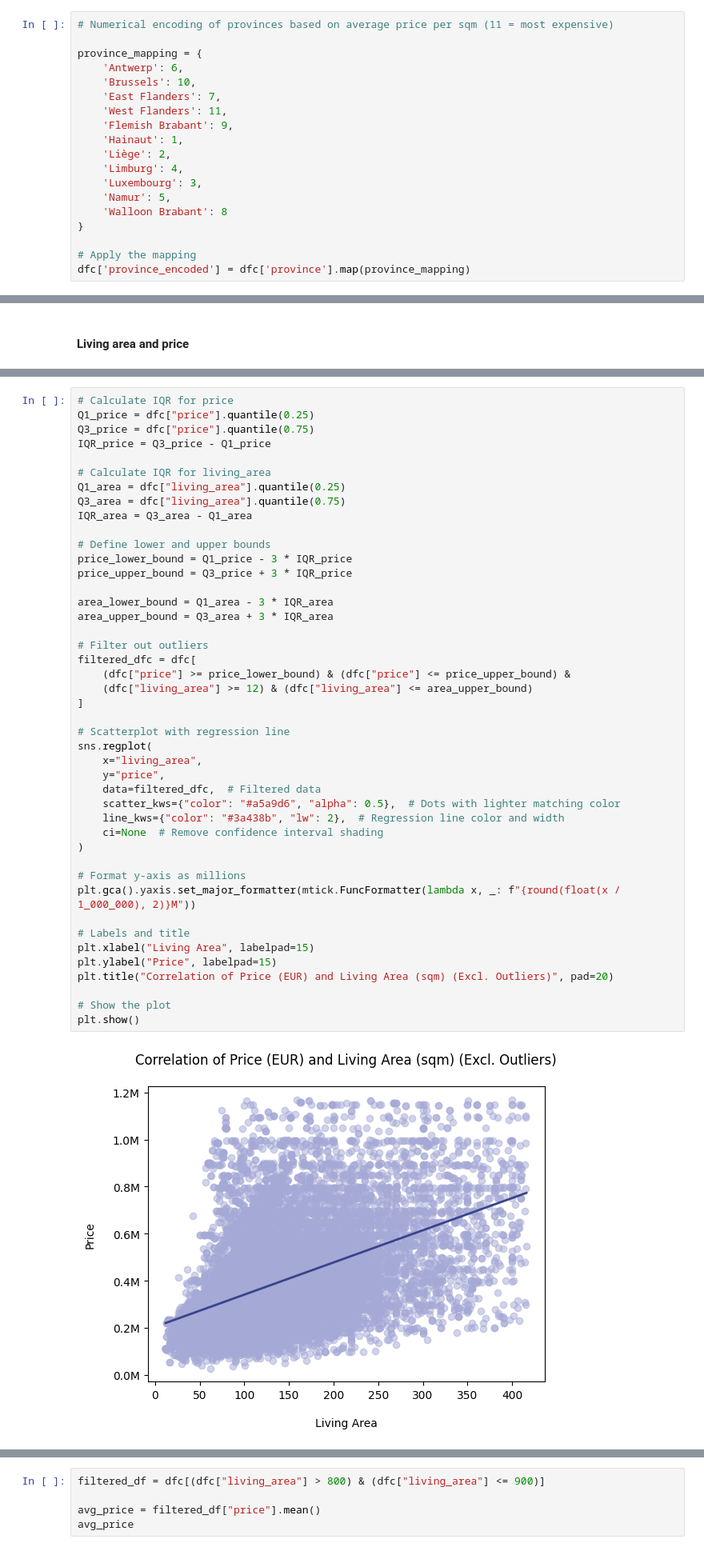
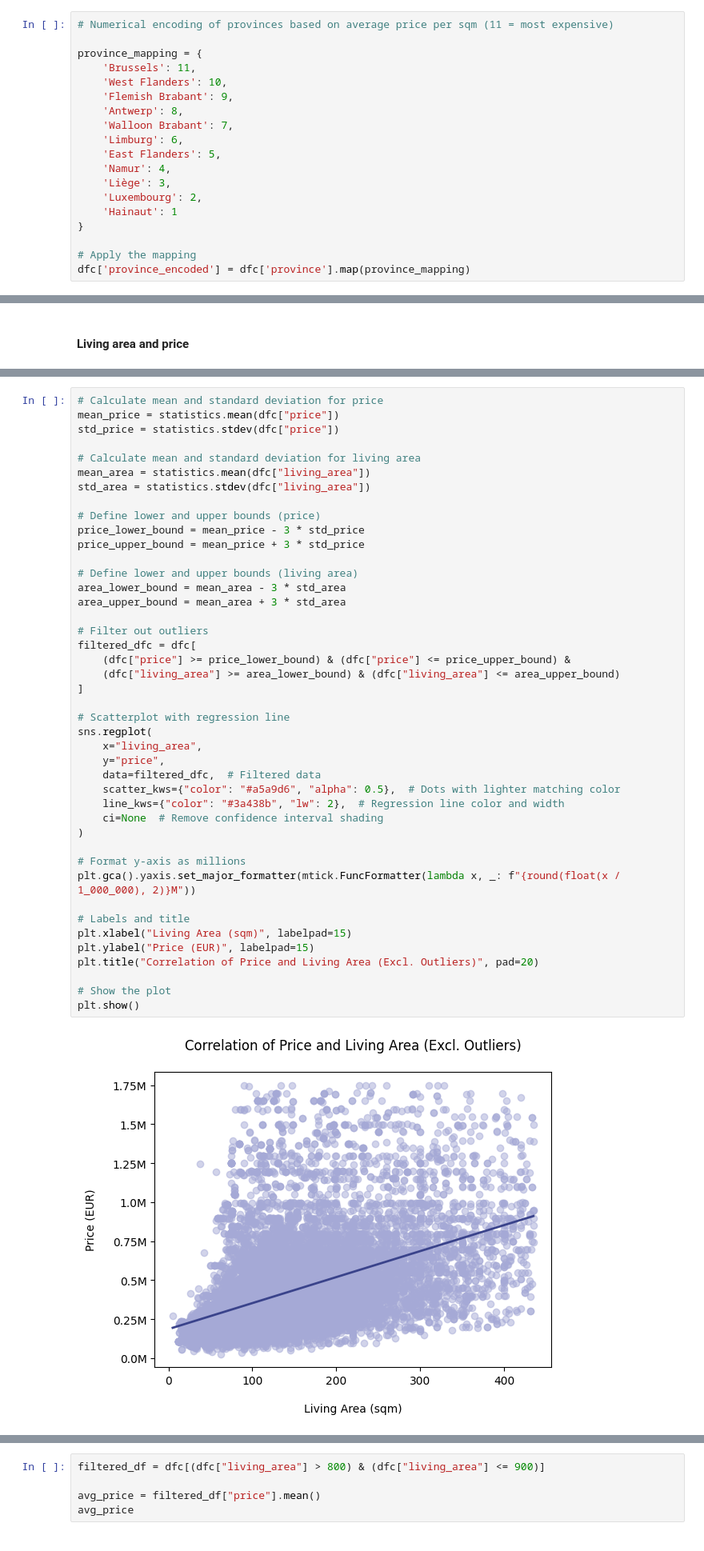
Before and after one commit to Alkszo/immo_eliza_analysis, a Jupyter notebook: notebooks/Miriam-notebook.ipynb, the cells around one changed output, grey strips where cells are left out. Shown at 80% size. Cells and saved outputs as stored; diff of their text form.

```diff
--- a/notebooks/Miriam-notebook.ipynb
+++ b/notebooks/Miriam-notebook.ipynb
@@ -465,17 +467,17 @@ dfc['province'] = dfc['province'].map(province_mapping)
 # Numerical encoding of provinces based on average price per sqm (11 = most expensive)
 
 province_mapping = {
-    'Antwerp': 6,
-    'Brussels': 10,
-    'East Flanders': 7,
-    'West Flanders': 11,
+    'Brussels': 11,
+    'West Flanders': 10,
     'Flemish Brabant': 9,
-    'Hainaut': 1,
-    'Liège': 2,
-    'Limburg': 4,
-    'Luxembourg': 3,
-    'Namur': 5,
-    'Walloon Brabant': 8
+    'Antwerp': 8,
+    'Walloon Brabant': 7,
+    'Limburg': 6,
+    'East Flanders': 5,
+    'Namur': 4,
+    'Liège': 3,
+    'Luxembourg': 2,
+    'Hainaut': 1
 }
 
 # Apply the mapping
@@ -813,49 +807,48 @@ plt.show()
 # %%
-# Calculate IQR for price
-Q1_price = dfc["price"].quantile(0.25)
-Q3_price = dfc["price"].quantile(0.75)
-IQR_price = Q3_price - Q1_price
+# Calculate mean and standard deviation for price
+mean_price = statistics.mean(dfc["price"])
+std_price = statistics.stdev(dfc["price"])
 
-# Calculate IQR for living_area
-Q1_area = dfc["living_area"].quantile(0.25)
-Q3_area = dfc["living_area"].quantile(0.75)
-IQR_area = Q3_area - Q1_area
+# Calculate mean and standard deviation for living area
+mean_area = statistics.mean(dfc["living_area"])
+std_area = statistics.stdev(dfc["living_area"])
 
-# Define lower and upper bounds
-price_lower_bound = Q1_price - 3 * IQR_price
-price_upper_bound = Q3_price + 3 * IQR_price
+# Define lower and upper bounds (price)
+price_lower_bound = mean_price - 3 * std_price
+price_upper_bound = mean_price + 3 * std_price
 
-area_lower_bound = Q1_area - 3 * IQR_area
-area_upper_bound = Q3_area + 3 * IQR_area
+# Define lower and upper bounds (living area)
+area_lower_bound = mean_area - 3 * std_area
+area_upper_bound = mean_area + 3 * std_area
 
 # Filter out outliers
 filtered_dfc = dfc[
     (dfc["price"] >= price_lower_bound) & (dfc["price"] <= price_upper_bound) &
-    (dfc["living_area"] >= 12) & (dfc["living_area"] <= area_upper_bound)
+    (dfc["living_area"] >= area_lower_bound) & (dfc["living_area"] <= area_upper_bound)
 ]
 
 # Scatterplot with regression line
 sns.regplot(
     x="living_area",
     y="price",
     data=filtered_dfc,  # Filtered data
     scatter_kws={"color": "#a5a9d6", "alpha": 0.5},  # Dots with lighter matching color
     line_kws={"color": "#3a438b", "lw": 2},  # Regression line color and width
     ci=None  # Remove confidence interval shading
 )
 
 # Format y-axis as millions
 plt.gca().yaxis.set_major_formatter(mtick.FuncFormatter(lambda x, _: f"{round(float(x / 1_000_000), 2)}M"))
 
 # Labels and title
-plt.xlabel("Living Area", labelpad=15)
-plt.ylabel("Price", labelpad=15)
-plt.title("Correlation of Price (EUR) and Living Area (sqm) (Excl. Outliers)", pad=20)
+plt.xlabel("Living Area (sqm)", labelpad=15)
+plt.ylabel("Price (EUR)", labelpad=15)
+plt.title("Correlation of Price and Living Area (Excl. Outliers)", pad=20)
 
 # Show the plot
 plt.show()
 # %% [output]
-[figure, old version]
+[figure, new version]
 # %%
 print("Original price range:", dfc["price"].min(), "-", dfc["price"].max())
 print("Original living area range:", dfc["living_area"].min(), "-", dfc["living_area"].max())
```
Also changed, not shown: parts of 14 cells of this notebook, 1 other file.
